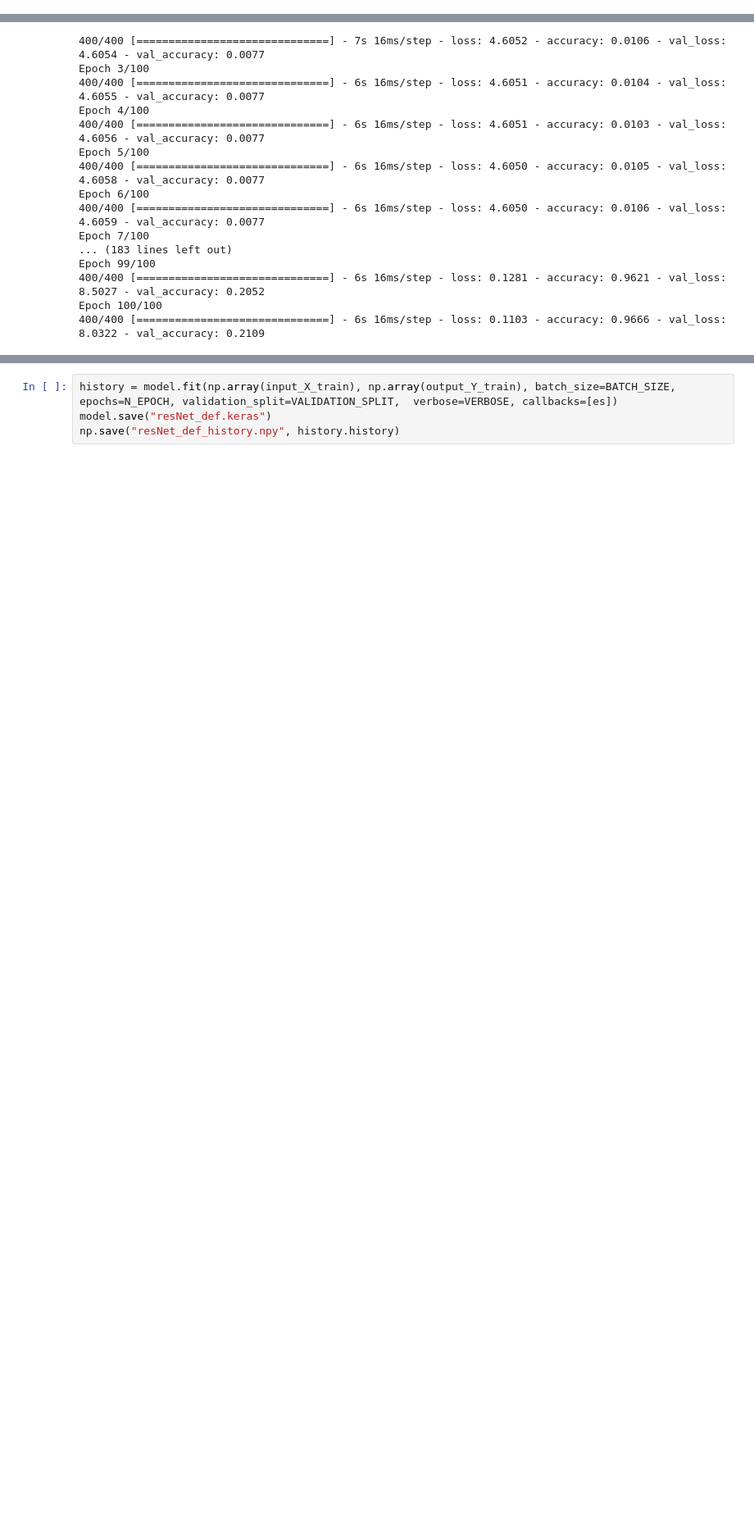
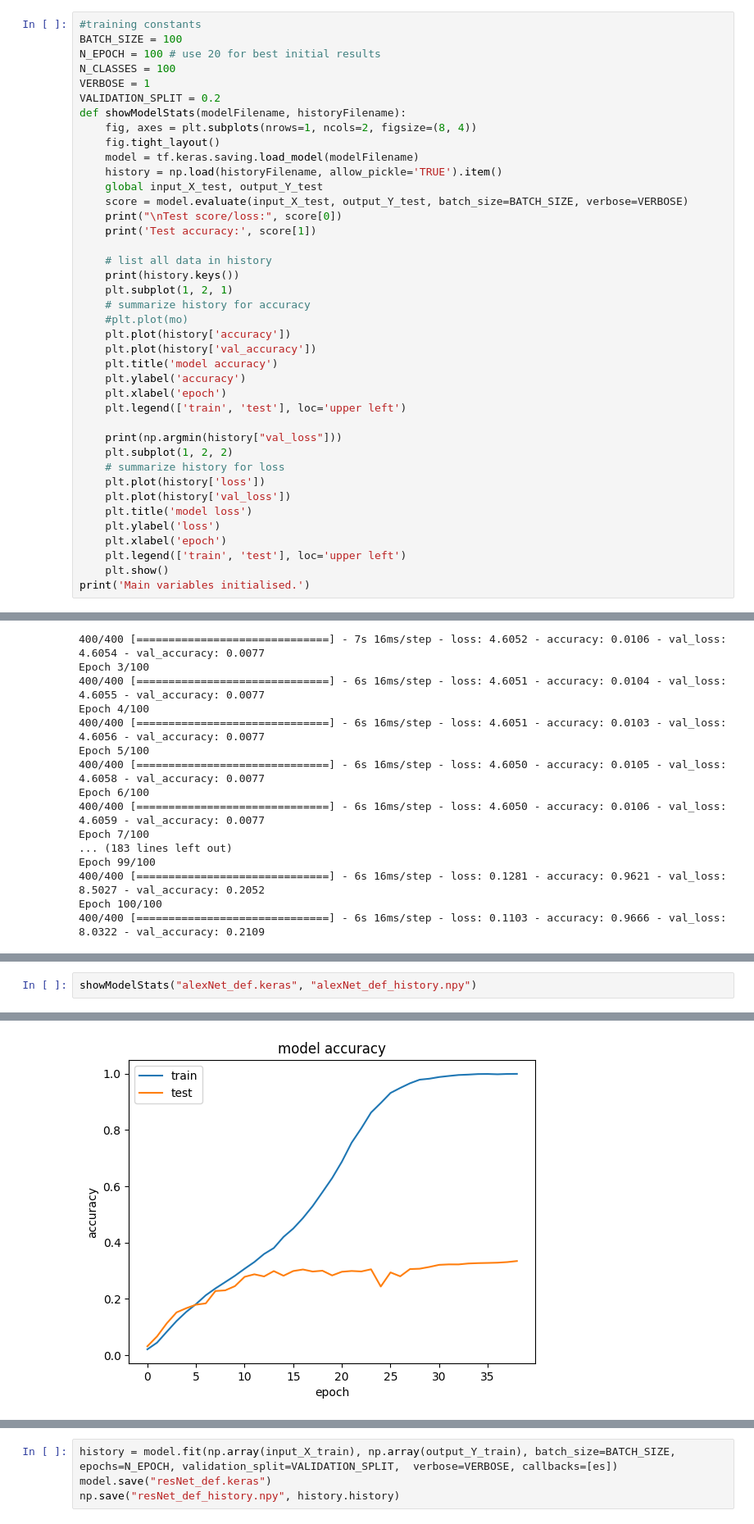
Before and after one commit to egorchern/cognitiveLab, a Jupyter notebook: COMP34212_Lab2b_Keras_CNN_CIFAR_2023.ipynb, the cells around one changed output, grey strips where cells are left out. Shown at 82% size. Cells and saved outputs as stored; diff of their text form; blank space fills up the shorter version.

```diff
--- a/COMP34212_Lab2b_Keras_CNN_CIFAR_2023.ipynb
+++ b/COMP34212_Lab2b_Keras_CNN_CIFAR_2023.ipynb
@@ -43,0 +54,40 @@ Main variables initialised.
+# %%
+#training constants
+BATCH_SIZE = 100
+N_EPOCH = 100 # use 20 for best initial results
+N_CLASSES = 100
+VERBOSE = 1
+VALIDATION_SPLIT = 0.2
+def showModelStats(modelFilename, historyFilename):
+    fig, axes = plt.subplots(nrows=1, ncols=2, figsize=(8, 4))
+    fig.tight_layout()
+    model = tf.keras.saving.load_model(modelFilename)
+    history = np.load(historyFilename, allow_pickle='TRUE').item()
+    global input_X_test, output_Y_test
+    score = model.evaluate(input_X_test, output_Y_test, batch_size=BATCH_SIZE, verbose=VERBOSE)
+    print("\nTest score/loss:", score[0])
+    print('Test accuracy:', score[1])
+
+    # list all data in history
+    print(history.keys())
+    plt.subplot(1, 2, 1)
+    # summarize history for accuracy
+    #plt.plot(mo)
+    plt.plot(history['accuracy'])
+    plt.plot(history['val_accuracy'])
+    plt.title('model accuracy')
+    plt.ylabel('accuracy')
+    plt.xlabel('epoch')
+    plt.legend(['train', 'test'], loc='upper left')
+
+    print(np.argmin(history["val_loss"]))
+    plt.subplot(1, 2, 2)
+    # summarize history for loss
+    plt.plot(history['loss'])
+    plt.plot(history['val_loss'])
+    plt.title('model loss')
+    plt.ylabel('loss')
+    plt.xlabel('epoch')
+    plt.legend(['train', 'test'], loc='upper left')
+    plt.show()
+print('Main variables initialised.')
@@ -979,0 +286,3 @@ dict_keys(['loss', 'accuracy', 'val_loss', 'val_accuracy'])
+# %%
+showModelStats("alexNet_def.keras", "alexNet_def_history.npy")
+# %% [output]
@@ -979,0 +294 @@ dict_keys(['loss', 'accuracy', 'val_loss', 'val_accuracy'])
+[figure, added]
```
Also changed, not shown: parts of 41 cells of this notebook.
